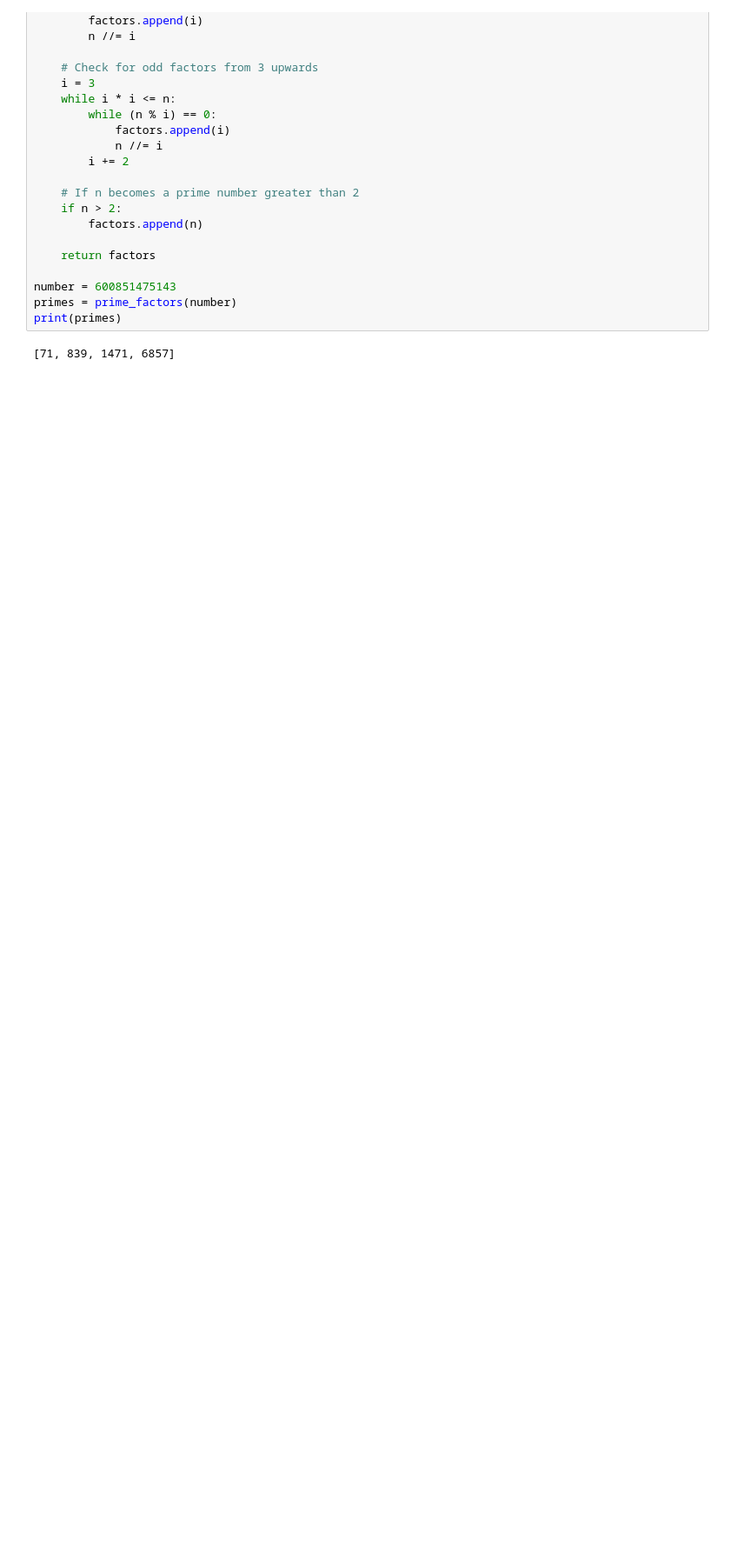
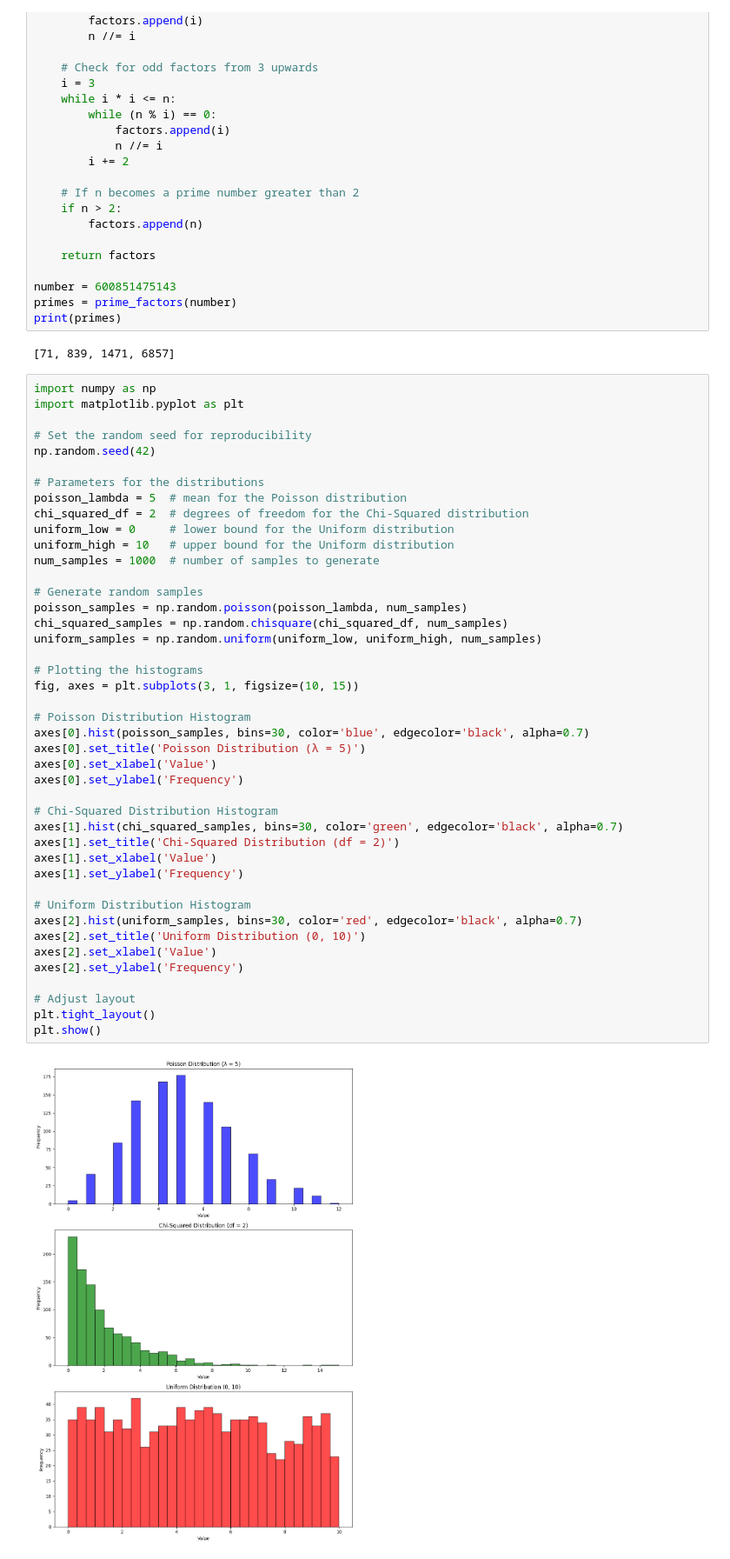
Before and after one commit to lnap24/orientation_homework, a Jupyter notebook: vscode_badge/python_badge/how_to_python.ipynb, the cells around one changed output. Shown at 87% size. Saved outputs shown, nothing was run; the diff lists cells and outputs as text; blank space fills up the shorter version.

Commit message:
prob distributions and png upload

```diff
--- a/vscode_badge/python_badge/how_to_python.ipynb
+++ b/vscode_badge/python_badge/how_to_python.ipynb
@@ -55,3 +55,48 @@ primes = prime_factors(number)
 print(primes)
 # %% [output]
 [71, 839, 1471, 6857]
+# %%
+import numpy as np
+import matplotlib.pyplot as plt
+
+# Set the random seed for reproducibility
+np.random.seed(42)
+
+# Parameters for the distributions
+poisson_lambda = 5  # mean for the Poisson distribution
+chi_squared_df = 2  # degrees of freedom for the Chi-Squared distribution
+uniform_low = 0     # lower bound for the Uniform distribution
+uniform_high = 10   # upper bound for the Uniform distribution
+num_samples = 1000  # number of samples to generate
+
+# Generate random samples
+poisson_samples = np.random.poisson(poisson_lambda, num_samples)
+chi_squared_samples = np.random.chisquare(chi_squared_df, num_samples)
+uniform_samples = np.random.uniform(uniform_low, uniform_high, num_samples)
+
+# Plotting the histograms
+fig, axes = plt.subplots(3, 1, figsize=(10, 15))
+
+# Poisson Distribution Histogram
+axes[0].hist(poisson_samples, bins=30, color='blue', edgecolor='black', alpha=0.7)
+axes[0].set_title('Poisson Distribution (λ = 5)')
+axes[0].set_xlabel('Value')
+axes[0].set_ylabel('Frequency')
+
+# Chi-Squared Distribution Histogram
+axes[1].hist(chi_squared_samples, bins=30, color='green', edgecolor='black', alpha=0.7)
+axes[1].set_title('Chi-Squared Distribution (df = 2)')
+axes[1].set_xlabel('Value')
+axes[1].set_ylabel('Frequency')
+
+# Uniform Distribution Histogram
+axes[2].hist(uniform_samples, bins=30, color='red', edgecolor='black', alpha=0.7)
+axes[2].set_title('Uniform Distribution (0, 10)')
+axes[2].set_xlabel('Value')
+axes[2].set_ylabel('Frequency')
+
+# Adjust layout
+plt.tight_layout()
+plt.show()
+# %% [output]
+[figure, added]
```
Also changed, not shown: parts of 1 cell of this notebook, 1 other file.
